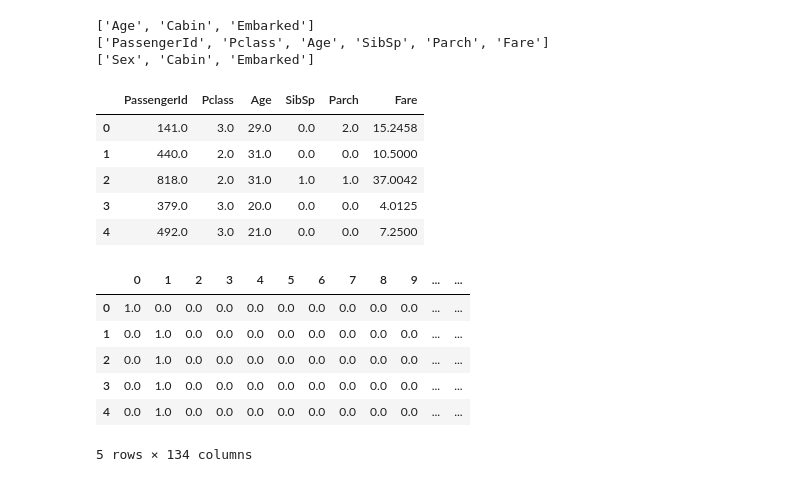
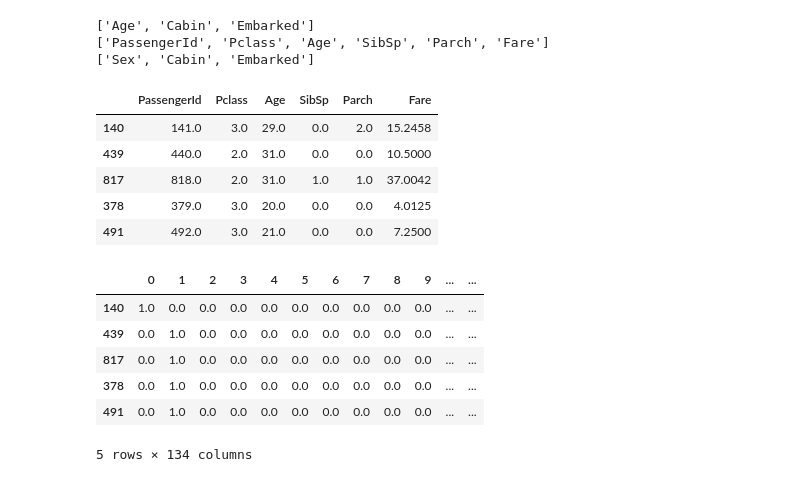
Before and after one commit to AhmedAlaa2024/Titanic-Machine-Learning-from-Disaster, a Jupyter notebook: titanic-machine-learning-from-disaster.ipynb, the cells around one changed output. Cells and saved outputs as stored; diff of their text form; code cells hidden in the pictures.

```diff
--- a/titanic-machine-learning-from-disaster.ipynb
+++ b/titanic-machine-learning-from-disaster.ipynb
@@ -269,31 +281,34 @@ print(categorical_cols)
 # %%
 from sklearn.impute import SimpleImputer
 
 # Preprocessing for numerical data by imputing the missing values with the median of the column has missing values
 numerical_imputer = SimpleImputer(strategy='median')
 
 numerical_imputed_X_train = pd.DataFrame(numerical_imputer.fit_transform(X_train[numerical_cols]))
 numerical_imputed_X_valid = pd.DataFrame(numerical_imputer.transform(X_valid[numerical_cols]))
+
+numerical_imputed_X_train.index = X_train[numerical_cols].index
+numerical_imputed_X_valid.index = X_valid[numerical_cols].index
 
 numerical_imputed_X_train.columns = X_train[numerical_cols].columns
 numerical_imputed_X_valid.columns = X_valid[numerical_cols].columns
 
 another_numerical_imputer = SimpleImputer(strategy='median')
 
 numerical_imputed_full_X = pd.DataFrame(another_numerical_imputer.fit_transform(full_X[numerical_cols]))
 numerical_imputed_test_X = pd.DataFrame(another_numerical_imputer.transform(titanic_test_X[numerical_cols]))
 
 numerical_imputed_full_X.columns = full_X[numerical_cols].columns
 numerical_imputed_test_X.columns = titanic_test_X[numerical_cols].columns
 
 numerical_imputed_X_train.head()
 # %% [output]
 |  | PassengerId | Pclass | Age | SibSp | Parch | Fare |
-| 0 | 141.0 | 3.0 | 29.0 | 0.0 | 2.0 | 15.2458 |
-| 1 | 440.0 | 2.0 | 31.0 | 0.0 | 0.0 | 10.5000 |
-| 2 | 818.0 | 2.0 | 31.0 | 1.0 | 1.0 | 37.0042 |
-| 3 | 379.0 | 3.0 | 20.0 | 0.0 | 0.0 | 4.0125 |
-| 4 | 492.0 | 3.0 | 21.0 | 0.0 | 0.0 | 7.2500 |
+| 140 | 141.0 | 3.0 | 29.0 | 0.0 | 2.0 | 15.2458 |
+| 439 | 440.0 | 2.0 | 31.0 | 0.0 | 0.0 | 10.5000 |
+| 817 | 818.0 | 2.0 | 31.0 | 1.0 | 1.0 | 37.0042 |
+| 378 | 379.0 | 3.0 | 20.0 | 0.0 | 0.0 | 4.0125 |
+| 491 | 492.0 | 3.0 | 21.0 | 0.0 | 0.0 | 7.2500 |
 # %%
 from sklearn.preprocessing import OneHotEncoder
 
@@ -321,6 +336,10 @@ onehot_encoder = OneHotEncoder(handle_unknown='ignore', sparse_output=False)
 categorical_imputed_encoded_X_train = pd.DataFrame(onehot_encoder.fit_transform(X_train[categorical_cols]))
 categorical_imputed_encoded_X_valid = pd.DataFrame(onehot_encoder.transform(X_valid[categorical_cols]))
 
+# One-hot encoding removed index; put it back
+categorical_imputed_encoded_X_train.index = X_train[categorical_cols].index
+categorical_imputed_encoded_X_valid.index = X_valid[categorical_cols].index
+
 categorical_imputed_encoded_X_train.columns = categorical_imputed_encoded_X_train.columns.astype('str')
 categorical_imputed_encoded_X_valid.columns = categorical_imputed_encoded_X_valid.columns.astype('str')
 
@@ -329,17 +348,21 @@ another_onehot_encoder = OneHotEncoder(handle_unknown='ignore', sparse_output=Fa
 categorical_imputed_encoded_full_X = pd.DataFrame(another_onehot_encoder.fit_transform(full_X[categorical_cols]))
 categorical_imputed_encoded_test_X = pd.DataFrame(another_onehot_encoder.transform(titanic_test_X[categorical_cols]))
 
+# One-hot encoding removed index; put it back
+categorical_imputed_encoded_full_X.index = full_X[categorical_cols].index
+categorical_imputed_encoded_test_X.index = titanic_test_X[categorical_cols].index
+
 categorical_imputed_encoded_full_X.columns = categorical_imputed_encoded_full_X.columns.astype('str')
 categorical_imputed_encoded_test_X.columns = categorical_imputed_encoded_test_X.columns.astype('str')
 
 categorical_imputed_encoded_X_train.head()
 # %% [output]
 |  | 0 | 1 | 2 | 3 | 4 | 5 | 6 | 7 | 8 | 9 | ... | ... |
-| 0 | 1.0 | 0.0 | 0.0 | 0.0 | 0.0 | 0.0 | 0.0 | 0.0 | 0.0 | 0.0 | ... | ... |
-| 1 | 0.0 | 1.0 | 0.0 | 0.0 | 0.0 | 0.0 | 0.0 | 0.0 | 0.0 | 0.0 | ... | ... |
-| 2 | 0.0 | 1.0 | 0.0 | 0.0 | 0.0 | 0.0 | 0.0 | 0.0 | 0.0 | 0.0 | ... | ... |
-| 3 | 0.0 | 1.0 | 0.0 | 0.0 | 0.0 | 0.0 | 0.0 | 0.0 | 0.0 | 0.0 | ... | ... |
-| 4 | 0.0 | 1.0 | 0.0 | 0.0 | 0.0 | 0.0 | 0.0 | 0.0 | 0.0 | 0.0 | ... | ... |
+| 140 | 1.0 | 0.0 | 0.0 | 0.0 | 0.0 | 0.0 | 0.0 | 0.0 | 0.0 | 0.0 | ... | ... |
+| 439 | 0.0 | 1.0 | 0.0 | 0.0 | 0.0 | 0.0 | 0.0 | 0.0 | 0.0 | 0.0 | ... | ... |
+| 817 | 0.0 | 1.0 | 0.0 | 0.0 | 0.0 | 0.0 | 0.0 | 0.0 | 0.0 | 0.0 | ... | ... |
+| 378 | 0.0 | 1.0 | 0.0 | 0.0 | 0.0 | 0.0 | 0.0 | 0.0 | 0.0 | 0.0 | ... | ... |
+| 491 | 0.0 | 1.0 | 0.0 | 0.0 | 0.0 | 0.0 | 0.0 | 0.0 | 0.0 | 0.0 | ... | ... |
 5 rows × 134 columns
 # %%
 # Combine the numerical transformed columns with the categorical transformed columns
```
Also changed, not shown: parts of 19 cells of this notebook.
